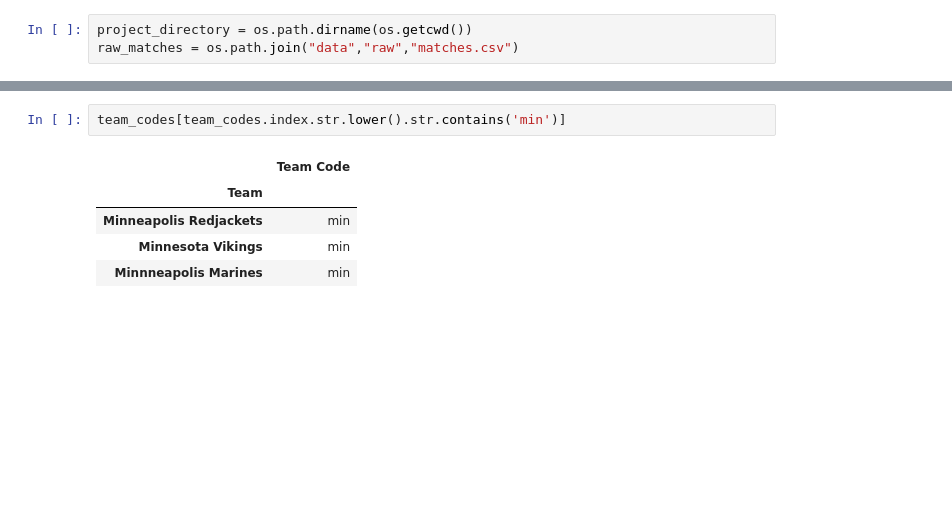
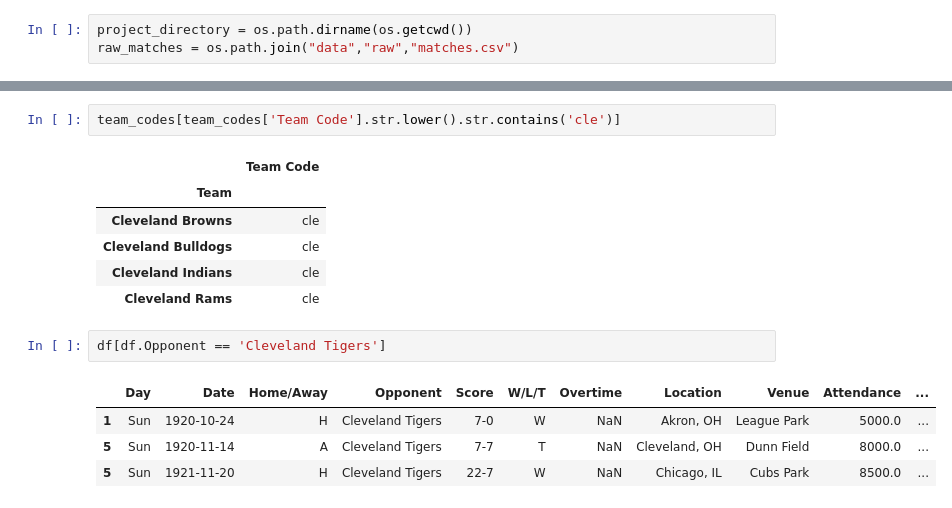
Before and after one commit to Eric-w-H/ORIE4741_Project, a Jupyter notebook: models/last-five-model.ipynb, the cells around one changed output, grey strips where cells are left out. Drawn from its saved outputs; the diff is of its cells as text; blank space fills up the shorter version.

```diff
--- a/models/last-five-model.ipynb
+++ b/models/last-five-model.ipynb
@@ -97,8 +139,16 @@ Name: Minnneapolis Marines, dtype: object
 # %%
-team_codes[team_codes.index.str.lower().str.contains('min')]
+team_codes[team_codes['Team Code'].str.lower().str.contains('cle')]
 # %% [output]
 |  | Team Code |
 | Team |  |
-| Minneapolis Redjackets | min |
-| Minnesota Vikings | min |
-| Minnneapolis Marines | min |
+| Cleveland Browns | cle |
+| Cleveland Bulldogs | cle |
+| Cleveland Indians | cle |
+| Cleveland Rams | cle |
+# %%
+df[df.Opponent == 'Cleveland Tigers']
+# %% [output]
+|  | Day | Date | Home/Away | Opponent | Score | W/L/T | Overtime | Location | Venue | Attendance | ... |
+| 1 | Sun | 1920-10-24 | H | Cleveland Tigers | 7-0 | W | NaN | Akron, OH | League Park | 5000.0 | ... |
+| 5 | Sun | 1920-11-14 | A | Cleveland Tigers | 7-7 | T | NaN | Cleveland, OH | Dunn Field | 8000.0 | ... |
+| 5 | Sun | 1921-11-20 | H | Cleveland Tigers | 22-7 | W | NaN | Chicago, IL | Cubs Park | 8500.0 | ... |
```
Also changed, not shown: parts of 10 cells of this notebook.
